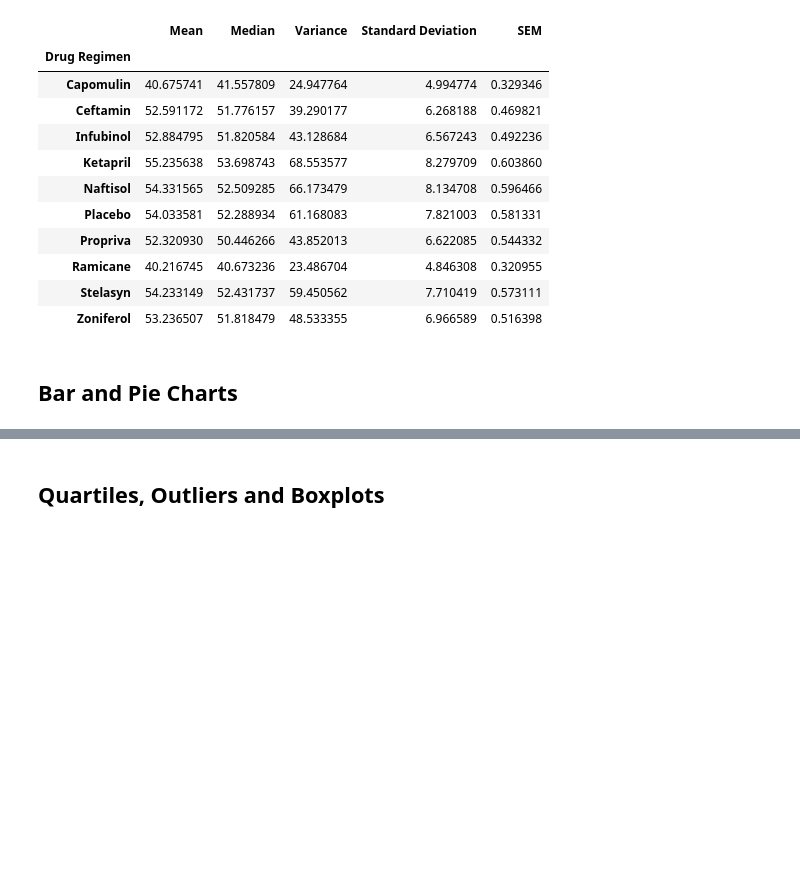
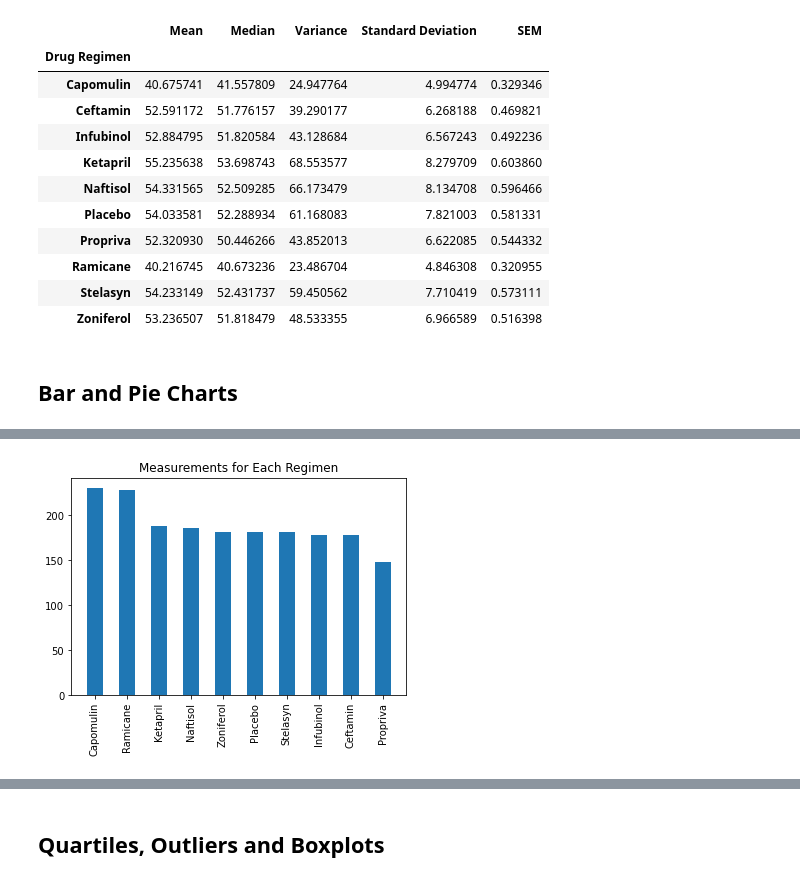
Before and after one commit to jcwells18/MatPlotLib---Challenge, a Jupyter notebook: pymaceuticals_starter.ipynb, the cells around one changed output, grey strips where cells are left out. Drawn from its saved outputs; the diff is of its cells as text; code cells hidden in the pictures; blank space fills up the shorter version.

```diff
--- a/pymaceuticals_starter.ipynb
+++ b/pymaceuticals_starter.ipynb
@@ -119,2 +126,24 @@ summary_stats
+# %%
+# Generate a bar plot showing the total number of measurements taken on each drug regimen using pyplot.
+x_axis = np.arange(len(regimen_count))
+y_axis = mouse_study_clean['Drug Regimen'].value_counts()
+
+#plot bar, adjusted width
+plt.bar(x_axis,y_axis, width = 0.5,zorder = 3)
+
+#set tick locations
+tick_location = [value for value in x_axis]
+plt.xticks(tick_location, y_axis.index.values)
+
+#rotate ticks
+plt.xticks(rotation=90)
+
+#add title
+plt.title("Measurements for Each Regimen")
+
+#pshow plot
+plt.show()
+# %% [output]
+[figure, added]
 # %%
 # Generate a pie plot showing the distribution of female versus male mice using pandas
```
Also changed, not shown: parts of 15 cells of this notebook.
